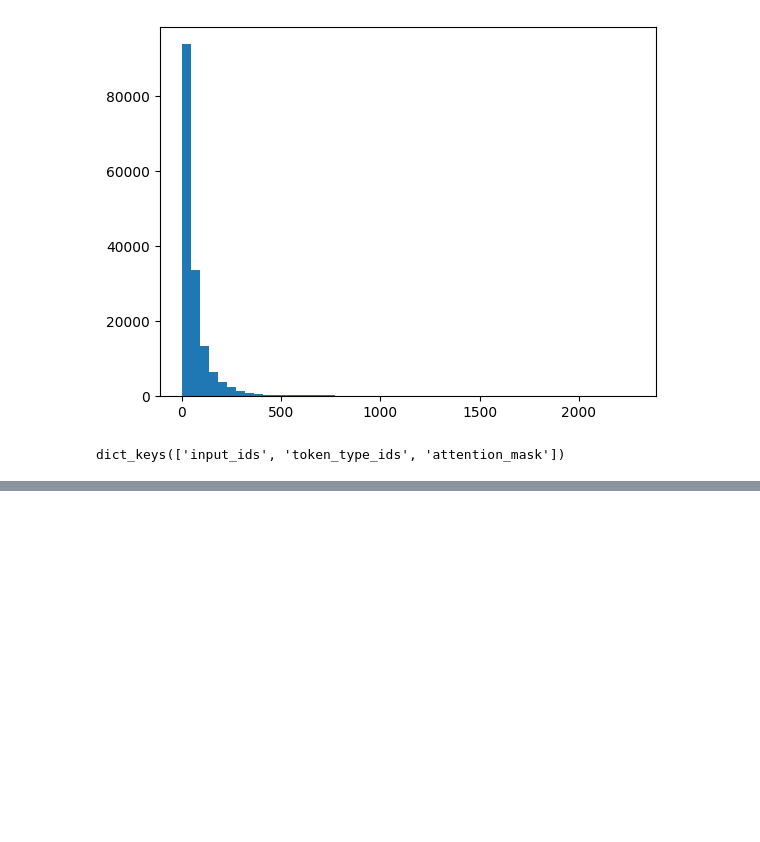
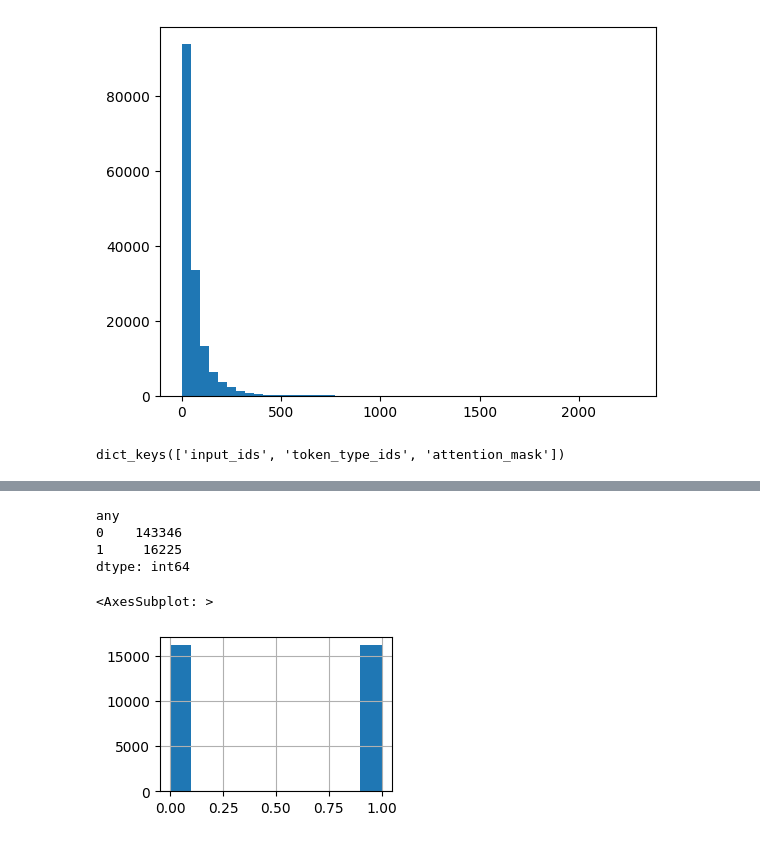
Before and after one commit to dhsvendsen/MLOps-Project-Detox, a Jupyter notebook: notebooks/EDA.ipynb, the cells around one changed output, grey strips where cells are left out. Saved outputs shown, nothing was run; the diff lists cells and outputs as text; code cells hidden in the pictures; blank space fills up the shorter version.

```diff
--- a/notebooks/EDA.ipynb
+++ b/notebooks/EDA.ipynb
@@ -404,0 +427,17 @@ dict_keys(['input_ids', 'token_type_ids', 'attention_mask'])
+# %%
+g = df.groupby('any')
+g.size()
+# %% [output]
+any
+0    143346
+1     16225
+dtype: int64
+# %%
+df_bal = g.apply(lambda x: x.sample(g.size().min()).reset_index(drop=True))
+# %%
+
+plt.figure(figsize=[3,2])
+df_bal['any'].hist()
+# %% [output]
+<AxesSubplot: >
+[figure, added]
```
Also changed, not shown: parts of 43 cells of this notebook, 11 other files.
